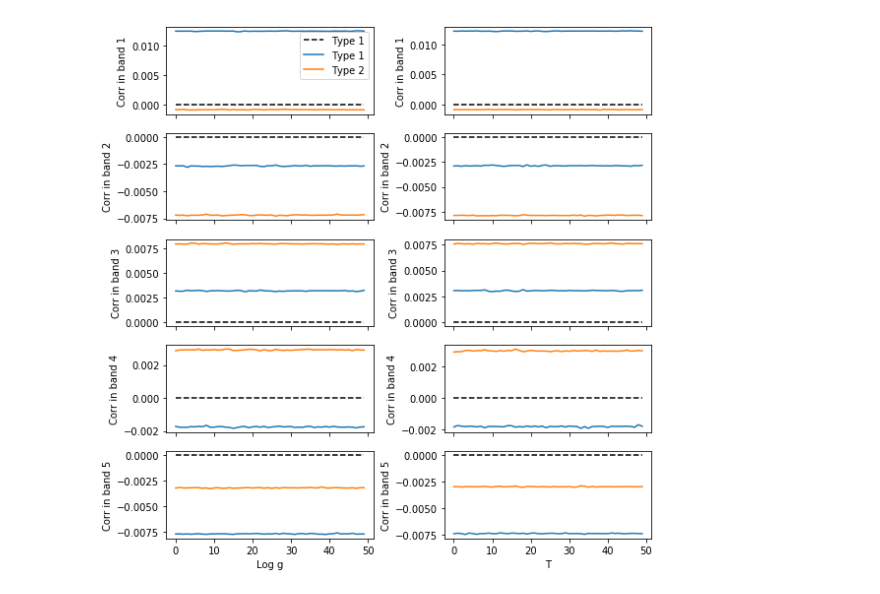
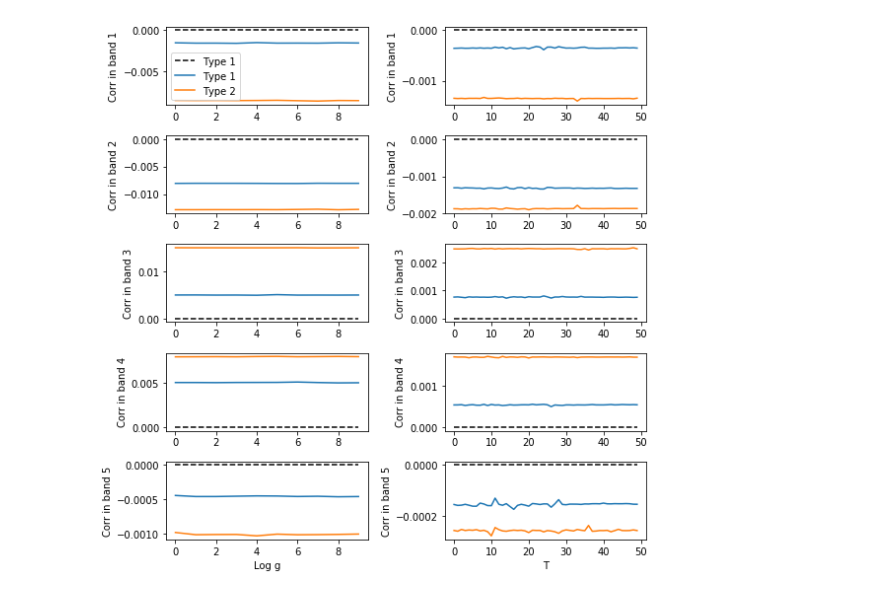
Before and after one commit to ixkael/data-driven-stellar-models, a Jupyter notebook: Stellar grid correction prototype.ipynb, the cells around one changed output. Saved outputs shown, nothing was run; the diff lists cells and outputs as text; code cells hidden in the pictures.

```diff
--- a/Stellar grid correction prototype.ipynb
+++ b/Stellar grid correction prototype.ipynb
@@ -100,7 +106,7 @@ Corrections_dim1_unbounded = tf.Variable(np.random.randn(num_bands, gridsize1, n
 Corrections_dim2_unbounded = tf.Variable(np.random.randn(num_bands, gridsize2, numtypes)*0.01, dtype=tf.float32)
 
 Dim1_grid = tf.placeholder(shape=[gridsize1, ], dtype=tf.float32)
-Dim2_grid = tf.placeholder(shape=[gridsize1, ], dtype=tf.float32)
+Dim2_grid = tf.placeholder(shape=[gridsize2, ], dtype=tf.float32)
 
 # We need to set the lengthscale/smoothness of the GP in the two dimensions.
 # Those are positive (thus the exponentiation) and will be optimized.
@@ -128,7 +134,7 @@ LogGPprior2 = tf.reduce_sum(LogGPpriors2)
 # Set the corrections to zero in the bands that are fixed
 Fixed_band_indices = tf.placeholder(shape=[num_fixed_bands, ], dtype=tf.int32)
 tf.scatter_update(Corrections_dim1_unbounded, Fixed_band_indices, tf.zeros((num_fixed_bands, gridsize1, numtypes)))
-tf.scatter_update(Corrections_dim2_unbounded, Fixed_band_indices, tf.zeros((num_fixed_bands, gridsize1, numtypes)))
+tf.scatter_update(Corrections_dim2_unbounded, Fixed_band_indices, tf.zeros((num_fixed_bands, gridsize2, numtypes)))
 
 # Now we map them to a limited space: [-max_correction_magnitude, +max_correction_magnitude]
 # (tf.sigmoid maps R on [0, 1])
@@ -177,8 +183,8 @@ Logevidences = tf.reduce_logsumexp(Loglikes, axis=(1, 2, 3))
 # Size: scalar!
 MinusLogprob = - tf.reduce_sum(Logevidences, axis=0) - LogGPprior1 - LogGPprior2
 # %%
-num_iterations = 5000
-learning_rate = 2e-2
+num_iterations = 1000
+learning_rate = 1e-2
 
 Optimizer = tf.train.AdamOptimizer(learning_rate=learning_rate)\
     .minimize(MinusLogprob)
@@ -239,18 +259,49 @@ KeyboardInterrupt:
+# %%
+corrected_stellarmodel_grid = np.load('corrected_model_grids.npy')
+corrections_dim1 = np.load('corrections_dim1.npy')
+corrections_dim2 = np.load('corrections_dim2.npy')
+
+fixed_band_indices = [3]
+bandnames = ['u', 'g', 'r', 'i', 'z']
+num_fixed_bands = len(fixed_band_indices)
+
+# load stellar model grids
+npzfile = np.load('./model_grids.npz')
+stellarmodel_grid = npzfile['model_grid']
+stellarmodel_grid = stellarmodel_grid[:, ::50, ::10, :] ## UNCOMMENT THAT
+plotstrides = 1
+gridsize1, gridsize2, numtypes = stellarmodel_grid.shape[1:4]
+
+# logg and Teff grids
+loggDA_vec=np.linspace(7., 9.5, gridsize1)
+loggDB_vec=np.linspace(7., 9., gridsize1)
+temp_vec = np.logspace(np.log10(3000.), np.log10(120000.), gridsize2)
+
+# random linear grids for the GP prior. Will need to specify the logg and T grids! For the GP prior
+dim1_grid = np.linspace(0, 1, stellarmodel_grid.shape[1])
+dim2_grid = np.linspace(0, 1, stellarmodel_grid.shape[2])
+
+# load data
+npzfile = np.load('./WD_data_very_clean.npz')
+obsmags = npzfile['obsmags']
+nobj, num_bands = obsmags.shape
+obsmags_covar_chol = npzfile['obsmags_covar_chol']
+obsmags_covar_logdet = npzfile['obsmags_covar_logdet']
+obsmags_covar = obsmags_covar_chol[:, :, :] * np.swapaxes(obsmags_covar_chol[:, :, :], 1, 2)
 # %%
-# TODO: add actual log g and T grids!
 # num_bands, gridsize1, numtypes
-fig, axs = plt.subplots(num_bands, 2, figsize=(8, 8), sharex=True)
+fig, axs = plt.subplots(num_bands, 2, figsize=(8, 8), sharex=False)
 for i in range(num_bands):
     axs[i, 0].plot(range(len(dim1_grid)), np.zeros(len(dim1_grid)), ls='--', c='k', label='Type 1')
-    axs[i, 1].plot(range(len(dim1_grid)), np.zeros(len(dim1_grid)), ls='--', c='k', label='Type 2')
+    axs[i, 1].plot(range(len(dim2_grid)), np.zeros(len(dim2_grid)), ls='--', c='k', label='Type 2')
     axs[i, 0].plot(range(len(dim1_grid)), corrections_dim1[i, :, 0], label='Type 1')
     axs[i, 0].plot(range(len(dim1_grid)), corrections_dim1[i, :, 1], label='Type 2')
     axs[i, 1].plot(range(len(dim2_grid)), corrections_dim2[i, :, :])
     axs[i, 0].set_ylabel('Corr in band '+str(i+1))
     axs[i, 1].set_ylabel('Corr in band '+str(i+1))
 axs[-1, 0].set_xlabel('Log g')
 axs[-1, 1].set_xlabel('T')
 axs[0, 0].legend()
 fig.tight_layout()
 # %% [output]
-[figure, old version]
+[figure, new version]
```
Also changed, not shown: parts of 11 cells of this notebook, 5 other files.
